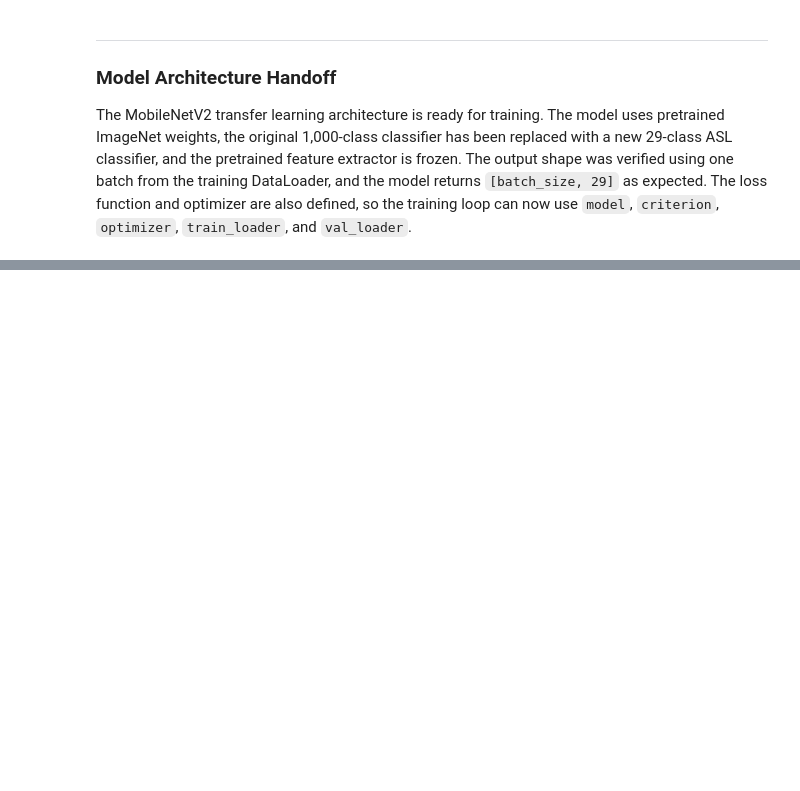
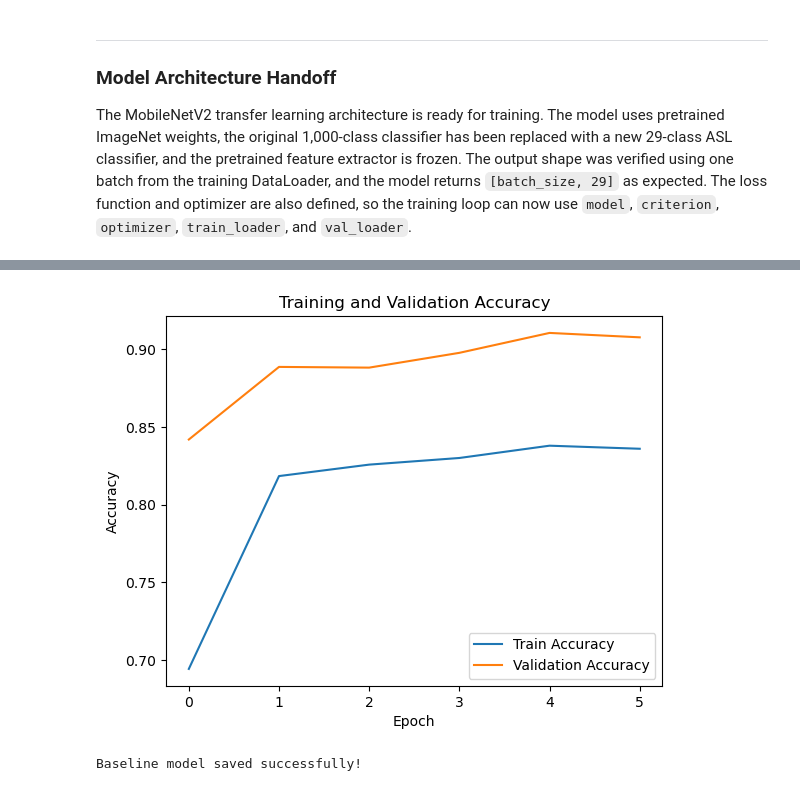
Before and after one commit to framedforfun/Phase-3-Beyond-Words-Capstone, a Jupyter notebook: code/sprint_3.ipynb, the cells around one changed output, grey strips where cells are left out. Saved outputs shown, nothing was run; the diff lists cells and outputs as text; code cells hidden in the pictures; blank space fills up the shorter version.

```diff
--- a/code/sprint_3.ipynb
+++ b/code/sprint_3.ipynb
@@ -283,0 +473,19 @@ The MobileNetV2 transfer learning architecture is ready for training. The model
+# %%
+plt.figure()
+plt.plot(train_accuracies, label="Train Accuracy")
+plt.plot(val_accuracies, label="Validation Accuracy")
+plt.xlabel("Epoch")
+plt.ylabel("Accuracy")
+plt.title("Training and Validation Accuracy")
+plt.legend()
+plt.show()
+# %% [output]
+[figure, added]
+# %%
+import os
+os.makedirs("../models", exist_ok=True)
+torch.save(model.state_dict(), "../models/baseline_mobilenetv2.pth")
+
+print("Baseline model saved successfully!")
+# %% [output]
+Baseline model saved successfully!
```
Also changed, not shown: parts of 12 cells of this notebook, 2 other files.
